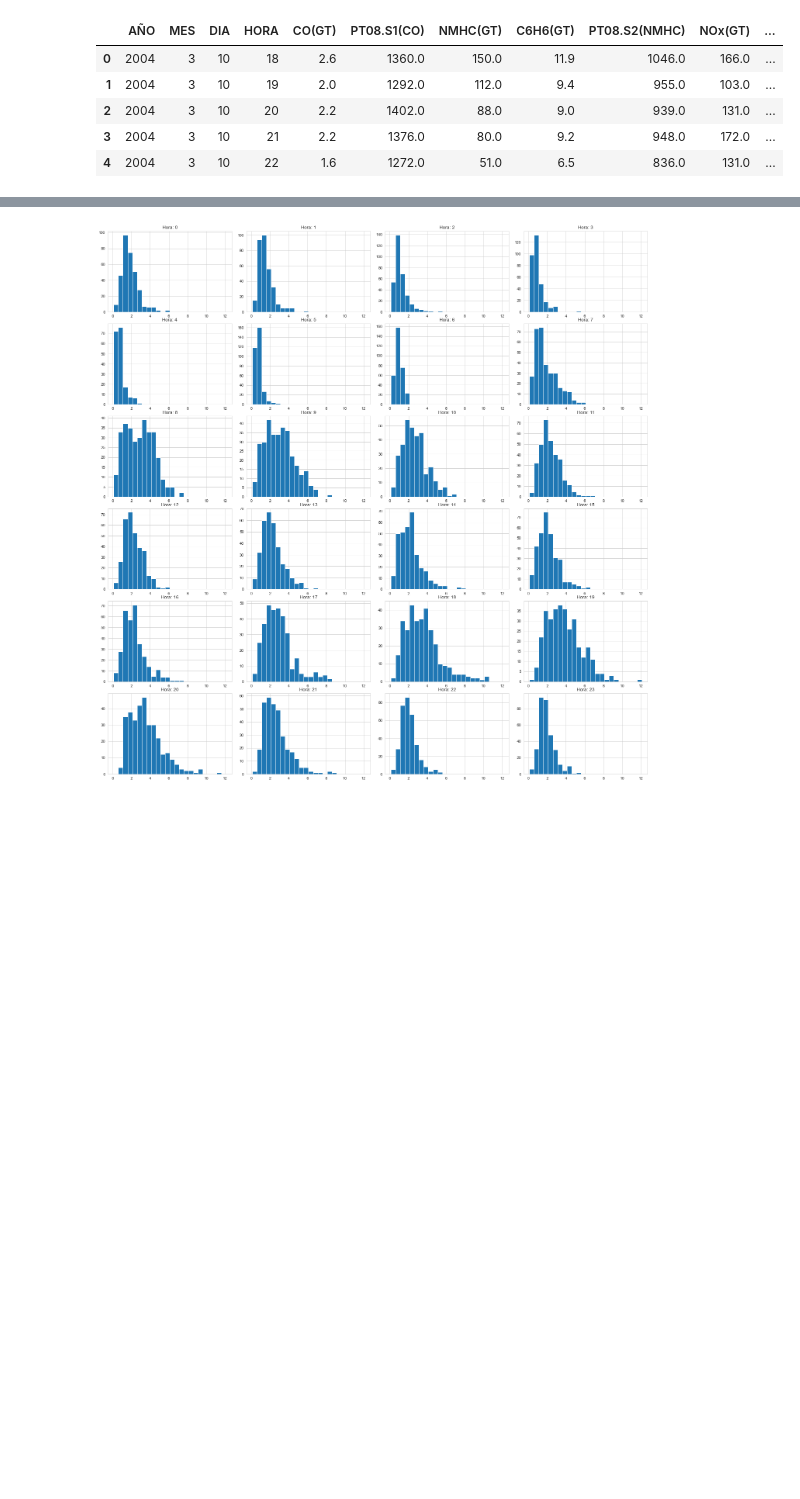
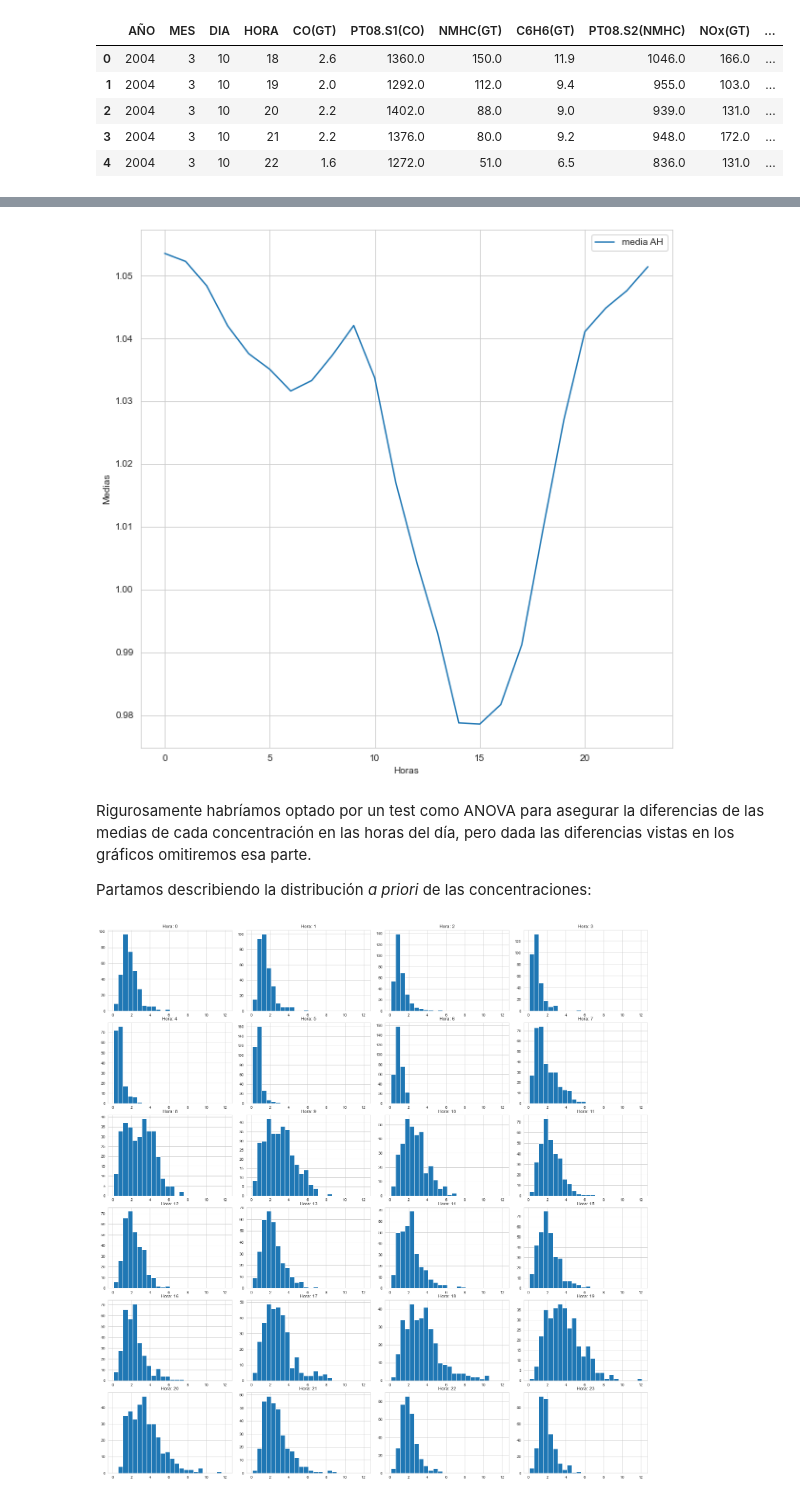
Before and after one commit to Bhernandez-dot/Air_Quality_Forecasting, a Jupyter notebook: Untitled.ipynb, the cells around one changed output, grey strips where cells are left out. Drawn from its saved outputs; the diff is of its cells as text; code cells hidden in the pictures; blank space fills up the shorter version.

```diff
--- a/Untitled.ipynb
+++ b/Untitled.ipynb
@@ -184 +236,14 @@ df3.head()
+# %%
+plt.figure(figsize=(10,10))
+plt.plot(df_medias['HORAS'],df_medias[df_medias.columns[-1]], label = 'media '+col)
+plt.xlabel('Horas')
+plt.ylabel('Medias')
+plt.legend()
+plt.show()
+# %% [output]
+[figure, added]
+# %% [markdown]
+Rigurosamente habríamos optado por un test como ANOVA para asegurar la diferencias de las medias de cada concentración en las horas del día, pero dada las diferencias vistas en los gráficos omitiremos esa parte.
+
+Partamos describiendo la distribución _a priori_ de las concentraciones:
 # %%
```
Also changed, not shown: parts of 14 cells of this notebook.
